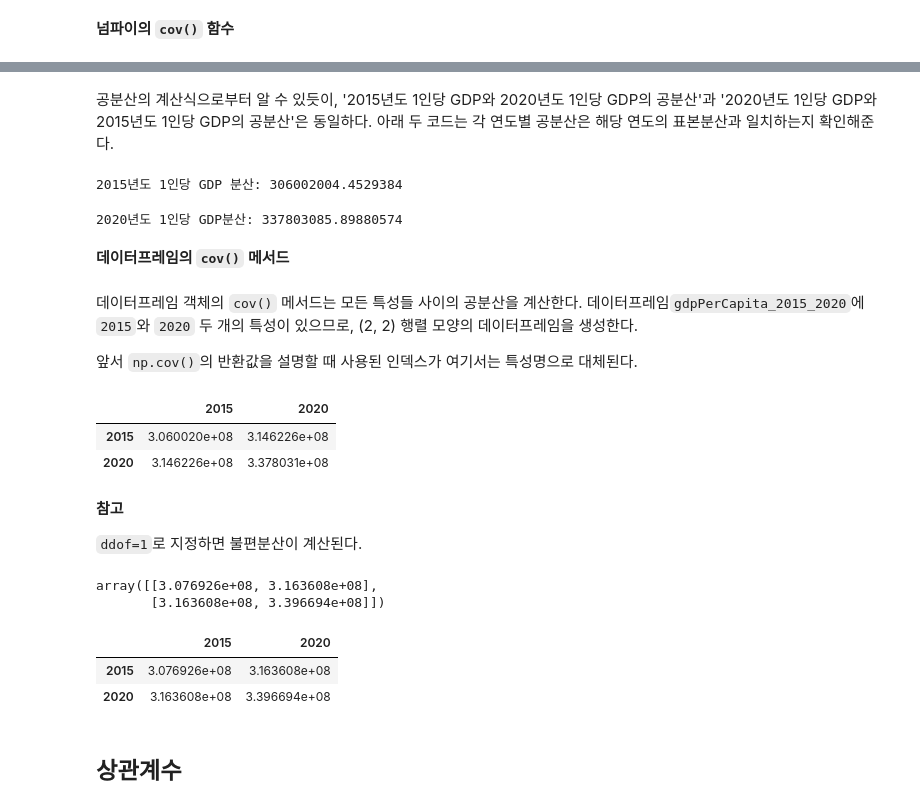
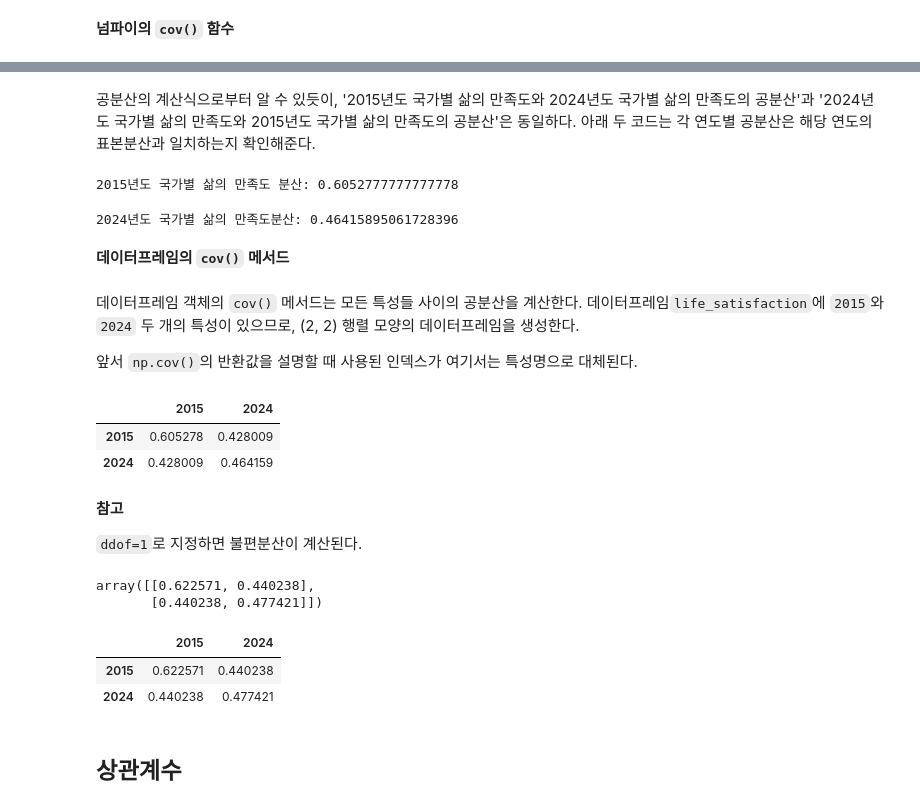
Before and after one commit to codingalzi/code-workout-datasci, a Jupyter notebook: linear_correlation.ipynb, the cells around one changed output, grey strips where cells are left out. Cells and saved outputs as stored; diff of their text form; code cells hidden in the pictures.

```diff
--- a/linear_correlation.ipynb
+++ b/linear_correlation.ipynb
@@ -48,4 +68,4 @@ data_url = 'https://raw.githubusercontent.com/codingalzi/statsRev/refs/heads/mas
 # %%
-gdpPerCapita_2015_2020 = pd.read_csv(data_url + "gdpPerCapita_2015_2020.csv", index_col='Country')
-gdpPerCapita_2015_2020
+life_satisfaction = pd.read_csv(data_url + "life_satisfaction_2015_2024.csv", index_col='Country')
+life_satisfaction
 # %% [output]
@@ -155,44 +178,44 @@ array([[3.060020e+08, 3.146226e+08],
 # %% [markdown]
-공분산의 계산식으로부터 알 수 있듯이, '2015년도 1인당 GDP와 2020년도 1인당 GDP의 공분산'과
-'2020년도 1인당 GDP와 2015년도 1인당 GDP의 공분산'은 동일하다.
+공분산의 계산식으로부터 알 수 있듯이, '2015년도 국가별 삶의 만족도와 2024년도 국가별 삶의 만족도의 공분산'과
+'2024년도 국가별 삶의 만족도와 2015년도 국가별 삶의 만족도의 공분산'은 동일하다.
 아래 두 코드는 각 연도별 공분산은 해당 연도의 표본분산과 일치하는지 확인해준다.
 # %%
-print("2015년도 1인당 GDP 분산:", np.var(gdp_per_capita_2015, ddof=0))
+print("2015년도 국가별 삶의 만족도 분산:", np.var(life_satisfaction_2015, ddof=0))
 # %% [output]
-2015년도 1인당 GDP 분산: 306002004.4529384
+2015년도 국가별 삶의 만족도 분산: 0.6052777777777778
 # %%
-print("2020년도 1인당 GDP분산:", np.var(gdp_per_capita_2020, ddof=0))
+print("2024년도 국가별 삶의 만족도분산:", np.var(life_satisfaction_2024, ddof=0))
 # %% [output]
-2020년도 1인당 GDP분산: 337803085.89880574
+2024년도 국가별 삶의 만족도분산: 0.46415895061728396
 # %% [markdown]
 **데이터프레임의 `cov()` 메서드**
 # %% [markdown]
 데이터프레임 객체의 `cov()` 메서드는 모든 특성들 사이의 공분산을 계산한다.
-데이터프레임`gdpPerCapita_2015_2020`에 `2015`와 `2020` 두 개의 특성이 있으므로, (2, 2) 행렬 모양의 데이터프레임을 생성한다.
+데이터프레임`life_satisfaction`에 `2015`와 `2024` 두 개의 특성이 있으므로, (2, 2) 행렬 모양의 데이터프레임을 생성한다.
 
 앞서 `np.cov()`의 반환값을 설명할 때 사용된 인덱스가 여기서는 특성명으로 대체된다.
 # %%
-gdpPerCapita_2015_2020.cov(ddof=0)
+life_satisfaction.cov(ddof=0)
 # %% [output]
-|  | 2015 | 2020 |
-| 2015 | 3.060020e+08 | 3.146226e+08 |
-| 2020 | 3.146226e+08 | 3.378031e+08 |
+|  | 2015 | 2024 |
+| 2015 | 0.605278 | 0.428009 |
+| 2024 | 0.428009 | 0.464159 |
 # %% [markdown]
 **참고**
 
 `ddof=1`로 지정하면 불편분산이 계산된다.
 # %%
-cov_mat = np.cov(gdp_per_capita_2015, gdp_per_capita_2020, ddof=1)
+cov_mat = np.cov(life_satisfaction_2015, life_satisfaction_2024, ddof=1)
 cov_mat
 # %% [output]
-array([[3.076926e+08, 3.163608e+08],
-       [3.163608e+08, 3.396694e+08]])
+array([[0.622571, 0.440238],
+       [0.440238, 0.477421]])
 # %%
-gdpPerCapita_2015_2020.cov(ddof=1)
+life_satisfaction.cov(ddof=1)
 # %% [output]
-|  | 2015 | 2020 |
-| 2015 | 3.076926e+08 | 3.163608e+08 |
-| 2020 | 3.163608e+08 | 3.396694e+08 |
+|  | 2015 | 2024 |
+| 2015 | 0.622571 | 0.440238 |
+| 2024 | 0.440238 | 0.477421 |
 # %% [markdown]
 ## 상관계수
 # %% [markdown]
```
Also changed, not shown: parts of 19 cells of this notebook, 3 other files.
